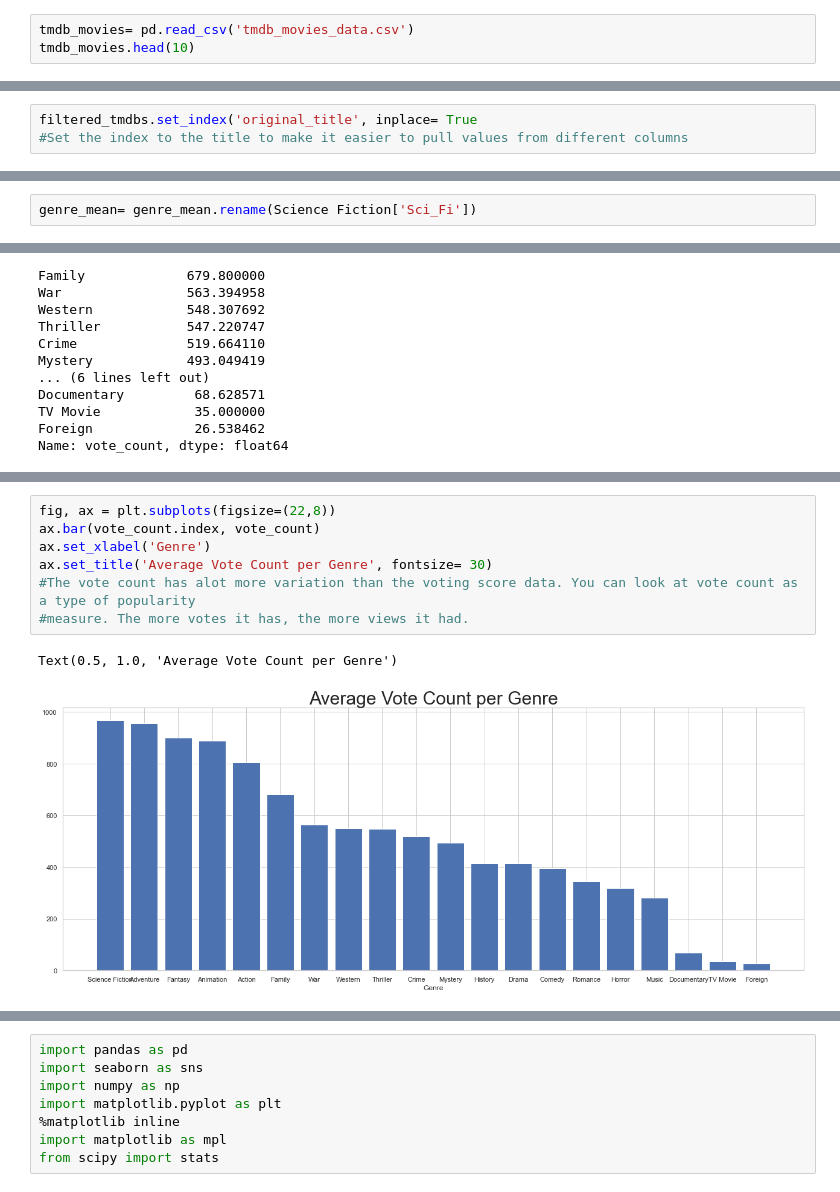
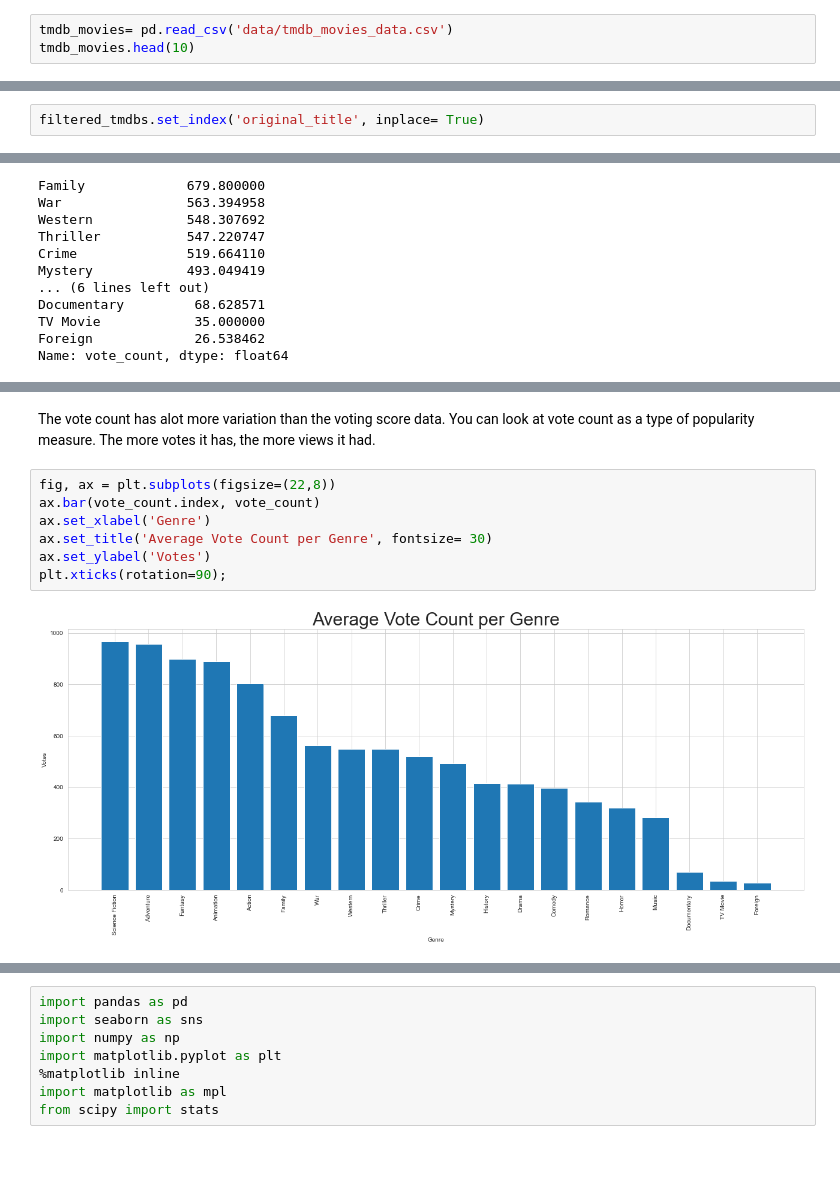
Before and after one commit to jnhoogstra/movie_analysis_Microsoft, a Jupyter notebook: final_notebook.ipynb, the cells around one changed output, grey strips where cells are left out. Cells and saved outputs as stored; diff of their text form; blank space fills up the shorter version.

```diff
--- a/final_notebook.ipynb
+++ b/final_notebook.ipynb
@@ -431,5 +419,5 @@ from scipy import stats
 # %%
-tmdb_movies= pd.read_csv('tmdb_movies_data.csv')
+tmdb_movies= pd.read_csv('data/tmdb_movies_data.csv')
 tmdb_movies.head(10)
 # %% [output]
 |  | id | imdb_id | popularity | budget | revenue | original_title | cast | homepage | director | tagline | ... |
@@ -564,3 +532,0 @@ KeyError: "['original_title'] not in index"
-# %%
-filtered_tmdbs.set_index('original_title', inplace= True
-#Set the index to the title to make it easier to pull values from different columns
@@ -584,0 +535,2 @@ genre_mean= filtered_tmdbs.groupby(['genres']).mean()
+# %%
+filtered_tmdbs.set_index('original_title', inplace= True)
@@ -604,5 +560,3 @@ genre_mean.head(20)
 | Thriller | 36560.355187 | 1.258400 | 3.728855e+07 | 9.766015e+07 | 109.353527 | 547.220747 | 6.065892 | 2001.281328 | 4.458965e+07 | ... |
 | War | 38905.369748 | 1.246129 | 4.225584e+07 | 1.060321e+08 | 131.075630 | 563.394958 | 6.586555 | 1997.932773 | 5.727295e+07 | ... |
 | Western | 33075.230769 | 1.134246 | 5.283489e+07 | 8.741292e+07 | 126.846154 | 548.307692 | 6.467308 | 1993.384615 | 6.719107e+07 | ... |
-# %%
-genre_mean= genre_mean.rename(Science Fiction['Sci_Fi'])
@@ -683,13 +622,14 @@ plt.show()
+# %% [markdown]
+The vote count has alot more variation than the voting score data. You can look at vote count as a type of popularity measure. The more votes it has, the more views it had.
 # %%
 fig, ax = plt.subplots(figsize=(22,8))
 ax.bar(vote_count.index, vote_count)
 ax.set_xlabel('Genre')
 ax.set_title('Average Vote Count per Genre', fontsize= 30)
-#The vote count has alot more variation than the voting score data. You can look at vote count as a type of popularity
-#measure. The more votes it has, the more views it had.
+ax.set_ylabel('Votes')
+plt.xticks(rotation=90);
 # %% [output]
-Text(0.5, 1.0, 'Average Vote Count per Genre')
-[figure, old version]
+[figure, new version]
 # %%
 first_bar = genre_mean['vote_count']
 first_bar_label = 'Votes'
```
Also changed, not shown: parts of 94 cells of this notebook.
